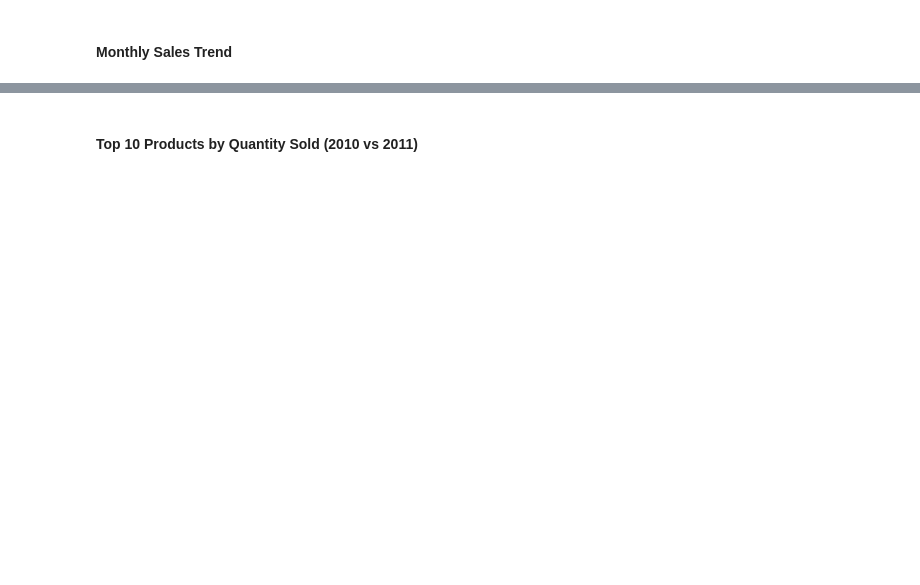
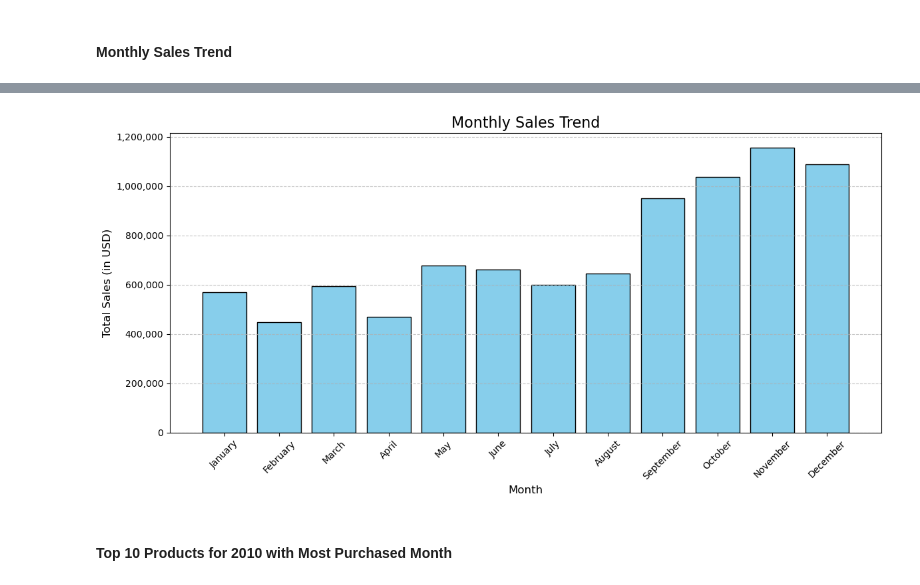
Before and after one commit to serlinaea/Sales-Analysis-and-Segmentation, a Jupyter notebook: online_retail.ipynb, the cells around one changed output, grey strips where cells are left out. Saved outputs shown, nothing was run; the diff lists cells and outputs as text; code cells hidden in the pictures; blank space fills up the shorter version.

```diff
--- a/online_retail.ipynb
+++ b/online_retail.ipynb
@@ -123,2 +125,6 @@ df.head(5)
 # %% [markdown]
 #### Monthly Sales Trend
+# %%
+monthly_sales = df.groupby('InvoiceMonth')['TotalSales'].sum().reset_index()
+monthly_sales['MonthName'] = monthly_sales['InvoiceMonth'].apply(lambda x: calendar.month_name[x])
+monthly_sales
@@ -125,2 +145,19 @@ df.head(5)
+# %%
+def format_y_axis(value, tick_number):
+    return f'{int(value):,}'
+
+plt.figure(figsize=(12, 6))
+plt.bar(monthly_sales['MonthName'], monthly_sales['TotalSales'], color='skyblue', edgecolor='black')
+plt.title('Monthly Sales Trend', fontsize=16)
+plt.xlabel('Month', fontsize=12)
+plt.ylabel('Total Sales (in USD)', fontsize=12)
+plt.xticks(rotation=45, fontsize=10)
+plt.yticks(fontsize=10)
+plt.gca().yaxis.set_major_formatter(FuncFormatter(format_y_axis))
+plt.grid(axis='y', linestyle='--', alpha=0.7)
+plt.tight_layout()
+plt.show()
+# %% [output]
+[figure, added]
 # %% [markdown]
-#### Top 10 Products by Quantity Sold (2010 vs 2011)
+#### Top 10 Products for 2010 with Most Purchased Month
```
Also changed, not shown: parts of 8 cells of this notebook.
